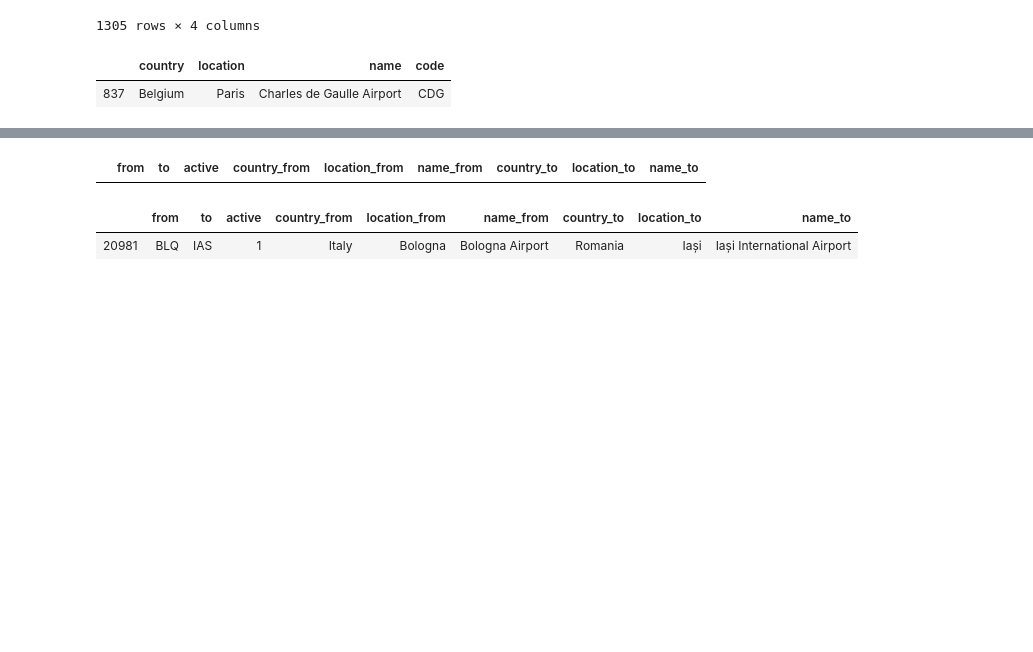
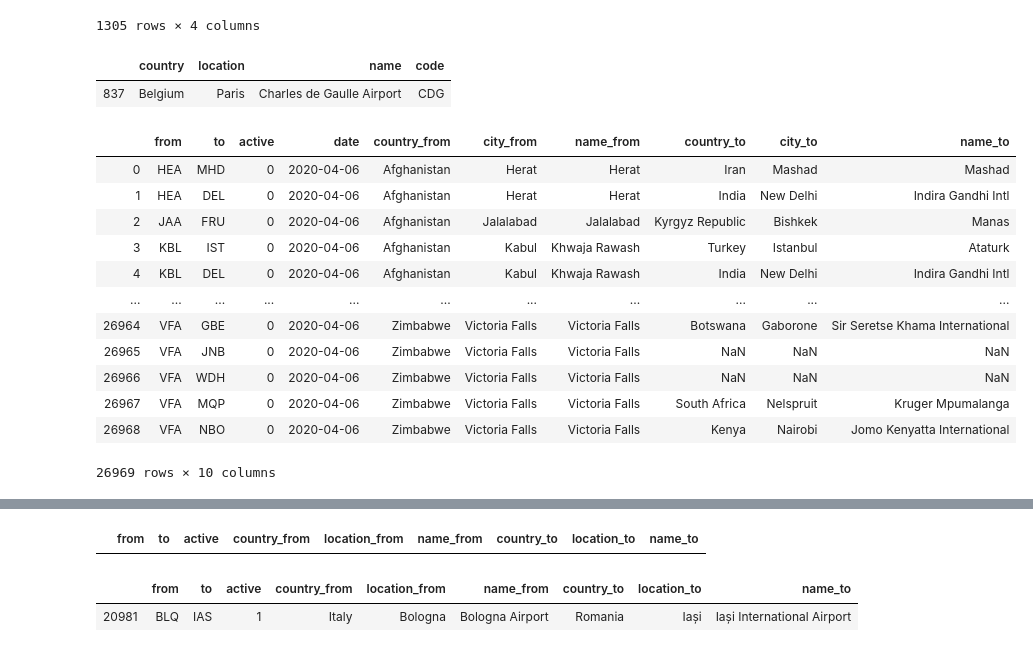
Before and after one commit to kruschev/Covid19, a Jupyter notebook: analysis/flight_analysis/Untitled.ipynb, the cells around one changed output, grey strips where cells are left out. Cells and saved outputs as stored; diff of their text form; code cells hidden in the pictures; blank space fills up the shorter version.

```diff
--- a/analysis/flight_analysis/Untitled.ipynb
+++ b/analysis/flight_analysis/Untitled.ipynb
@@ -52,4 +54,20 @@ airport[airport.code=='CDG']
 df = pd.read_csv('flight_status_merged.csv')
+# %%
+df
+# %% [output]
+|  | from | to | active | date | country_from | city_from | name_from | country_to | city_to | name_to |
+| 0 | HEA | MHD | 0 | 2020-04-06 | Afghanistan | Herat | Herat | Iran | Mashad | Mashad |
+| 1 | HEA | DEL | 0 | 2020-04-06 | Afghanistan | Herat | Herat | India | New Delhi | Indira Gandhi Intl |
+| 2 | JAA | FRU | 0 | 2020-04-06 | Afghanistan | Jalalabad | Jalalabad | Kyrgyz Republic | Bishkek | Manas |
+| 3 | KBL | IST | 0 | 2020-04-06 | Afghanistan | Kabul | Khwaja Rawash | Turkey | Istanbul | Ataturk |
+| 4 | KBL | DEL | 0 | 2020-04-06 | Afghanistan | Kabul | Khwaja Rawash | India | New Delhi | Indira Gandhi Intl |
+| ... | ... | ... | ... | ... | ... | ... | ... | ... | ... | ... |
+| 26964 | VFA | GBE | 0 | 2020-04-06 | Zimbabwe | Victoria Falls | Victoria Falls | Botswana | Gaborone | Sir Seretse Khama International |
+| 26965 | VFA | JNB | 0 | 2020-04-06 | Zimbabwe | Victoria Falls | Victoria Falls | NaN | NaN | NaN |
+| 26966 | VFA | WDH | 0 | 2020-04-06 | Zimbabwe | Victoria Falls | Victoria Falls | NaN | NaN | NaN |
+| 26967 | VFA | MQP | 0 | 2020-04-06 | Zimbabwe | Victoria Falls | Victoria Falls | South Africa | Nelspruit | Kruger Mpumalanga |
+| 26968 | VFA | NBO | 0 | 2020-04-06 | Zimbabwe | Victoria Falls | Victoria Falls | Kenya | Nairobi | Jomo Kenyatta International |
+26969 rows × 10 columns
 # %%
 df = df.drop(columns=['country', 'cum_case'])
 # %%
```
Also changed, not shown: parts of 2 cells of this notebook, 17 other files.
